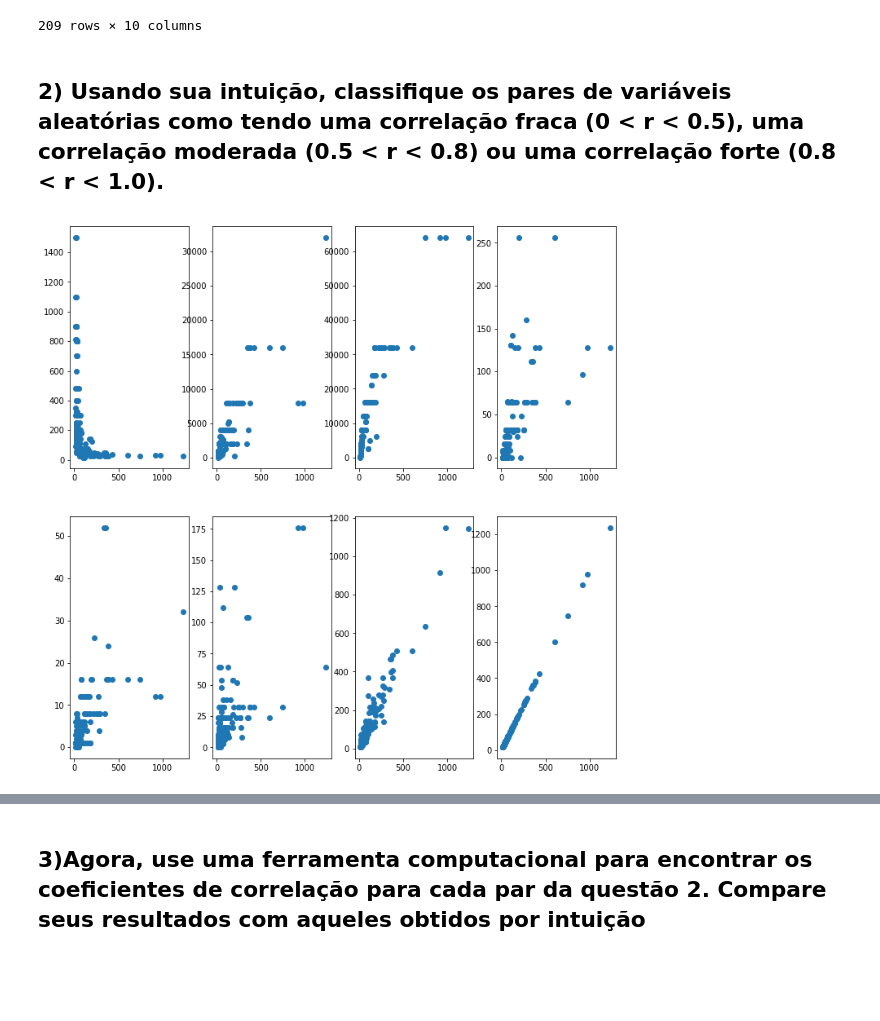
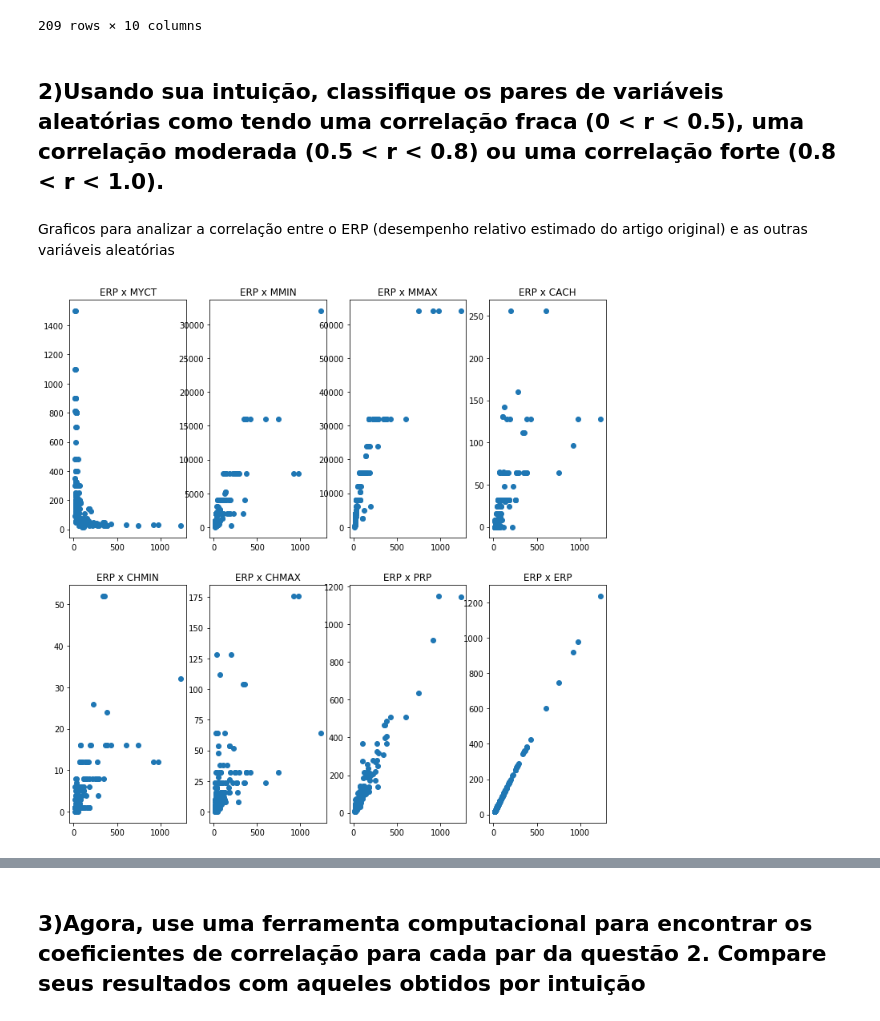
Before and after one commit to Krymancer/TrabalhoProbabilidade, a Jupyter notebook: Trabalho de Probabilidade.ipynb, the cells around one changed output, grey strips where cells are left out. Drawn from its saved outputs; the diff is of its cells as text; code cells hidden in the pictures; blank space fills up the shorter version.

```diff
--- a/Trabalho de Probabilidade.ipynb
+++ b/Trabalho de Probabilidade.ipynb
@@ -47,18 +47,28 @@ df
 | 208 | wang | vs-90 | 480 | 1000 | 4000 | 0 | 0 | 0 | 45 | 25 |
 209 rows × 10 columns
 # %% [markdown]
-## 2) Usando sua intuição, classifique os pares de variáveis aleatórias como tendo uma correlação fraca (0 < r < 0.5), uma correlação moderada (0.5 < r < 0.8) ou uma correlação forte (0.8 < r < 1.0).
+## 2)Usando sua intuição, classifique os pares de variáveis aleatórias como tendo uma correlação fraca (0 < r < 0.5), uma correlação moderada (0.5 < r < 0.8) ou uma correlação forte (0.8 < r < 1.0).
+# %% [markdown]
+Graficos para analizar a correlação entre o ERP (desempenho relativo estimado do artigo original) e as outras variáveis aleatórias
 # %%
 fig, axs = plt.subplots(2, 4, figsize=(12, 12))
 
-axs[0, 0].scatter(df['ERP'], df['MYCT'])
-axs[0, 1].scatter(df['ERP'], df['MMIN'])
-axs[0, 2].scatter(df['ERP'], df['MMAX'])
-axs[0, 3].scatter(df['ERP'], df['CACH'])
-axs[1, 0].scatter(df['ERP'], df['CHMIN'])
-axs[1, 1].scatter(df['ERP'], df['CHMAX'])
-axs[1, 2].scatter(df['ERP'], df['PRP'])
-axs[1, 3].scatter(df['ERP'], df['ERP'])
+axs[0,0].scatter(df['ERP'],df['MYCT'])
+axs[0,0].set_title('ERP x MYCT')
+axs[0,1].scatter(df['ERP'],df['MMIN'])
+axs[0,1].set_title('ERP x MMIN')
+axs[0,2].scatter(df['ERP'],df['MMAX'])
+axs[0,2].set_title('ERP x MMAX')
+axs[0,3].scatter(df['ERP'],df['CACH'])
+axs[0,3].set_title('ERP x CACH')
+axs[1,0].scatter(df['ERP'],df['CHMIN'])
+axs[1,0].set_title('ERP x CHMIN')
+axs[1,1].scatter(df['ERP'], df['CHMAX'])
+axs[1,1].set_title('ERP x CHMAX')
+axs[1,2].scatter(df['ERP'],df['PRP'])
+axs[1,2].set_title('ERP x PRP')
+axs[1,3].scatter(df['ERP'],df['ERP'])
+axs[1,3].set_title('ERP x ERP')
 plt.show()
 # %% [output]
-[figure, old version]
+[figure, new version]
```
Also changed, not shown: parts of 7 cells of this notebook.
